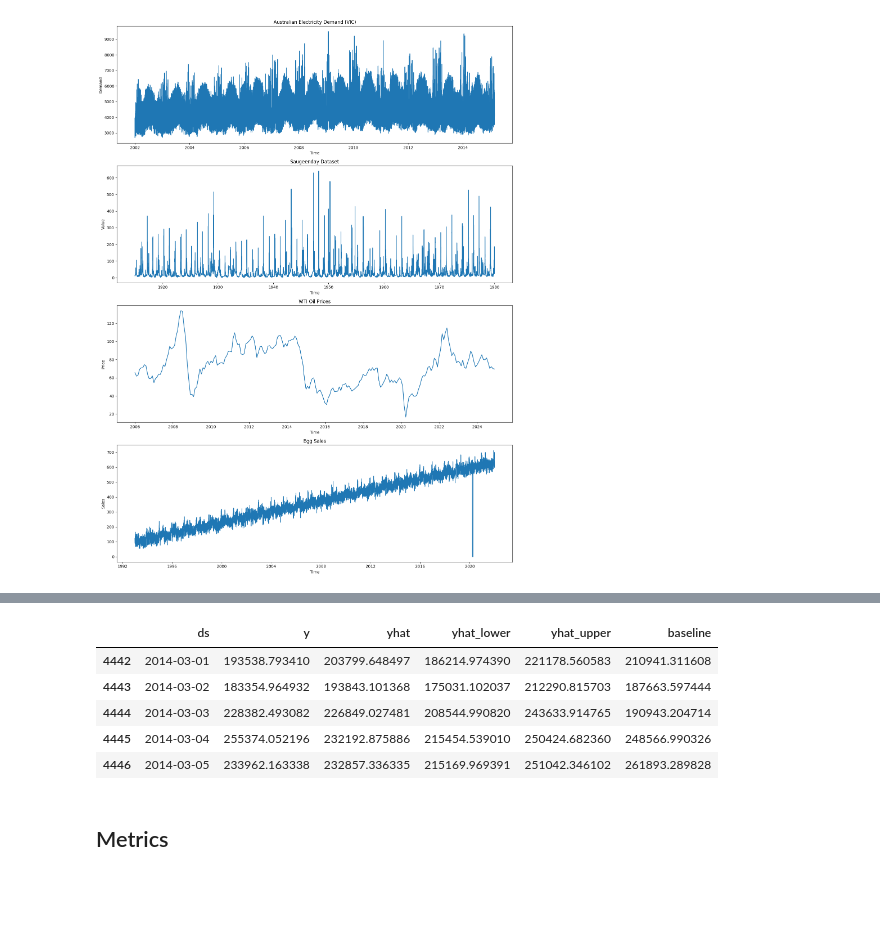
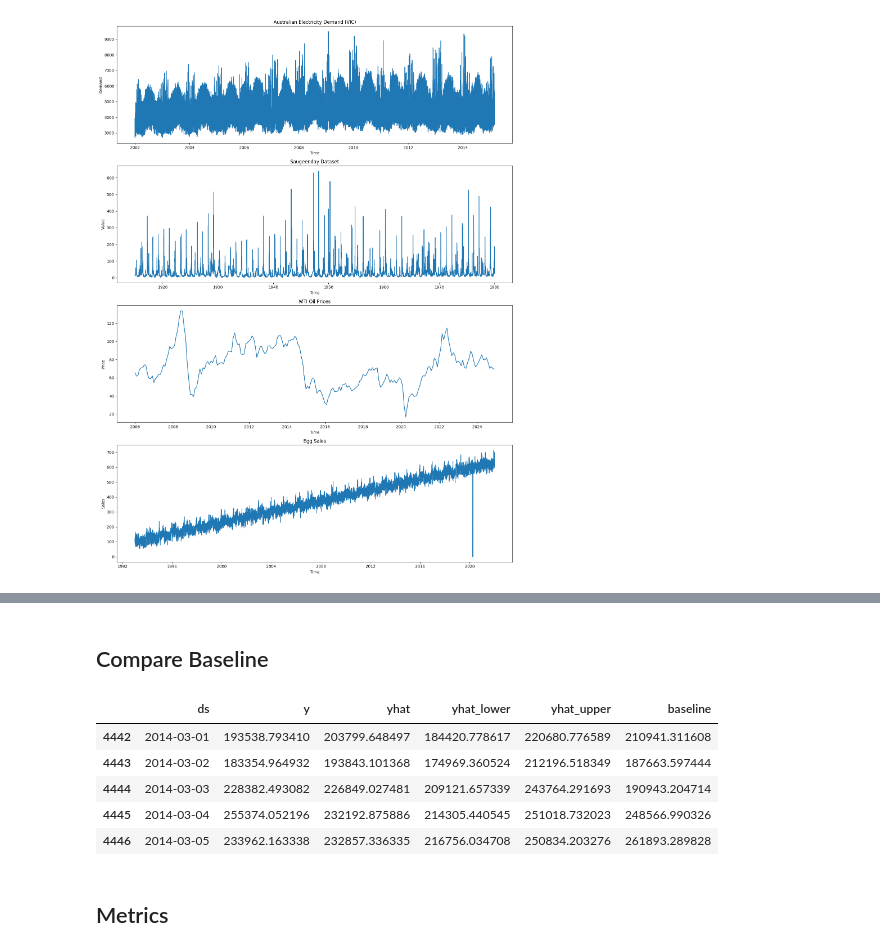
Before and after one commit to rafabarros95/Time-Series-Forecasting, a Jupyter notebook: prophet.ipynb, the cells around one changed output, grey strips where cells are left out. Saved outputs shown, nothing was run; the diff lists cells and outputs as text; code cells hidden in the pictures; blank space fills up the shorter version.

```diff
--- a/prophet.ipynb
+++ b/prophet.ipynb
@@ -55,23 +59,23 @@ dataset_names = ['australian_electricity_demand_dataset.tsf','saugeenday_dataset
 # %%
-# 1. Aggregate your half-hour data to daily sums (or means)
+# 1. Aggregate your half-hour data to daily sums (or means) for first dataset
 daily = australian_electricity_demand_df.set_index('ds')['y'] \
           .resample('D').sum() \
           .reset_index().rename(columns={'y':'y'})
 
 # 2. Split off the last 365 days
-train = daily[:-365]
-test  = daily[-365:]
+train_australian = daily[:-365]
+test_australian  = daily[-365:]
 
 # 3. Fit & forecast 365 days ahead
-m = Prophet()
-m.fit(train)
+m_australian = Prophet()
+m_australian.fit(train_australian)
 
-future  = m.make_future_dataframe(periods=365, freq='D')
-forecast = m.predict(future)
+future_australian  = m_australian.make_future_dataframe(periods=365, freq='D')
+forecast_australian = m_australian.predict(future_australian)
 
 # 4. Merge on ds
-forecast_test = forecast[['ds','yhat','yhat_lower','yhat_upper']]
-merged = pd.merge(test, forecast_test, on='ds', how='left')
+forecast_test = forecast_australian[['ds','yhat','yhat_lower','yhat_upper']]
+merged = pd.merge(test_australian, forecast_test, on='ds', how='left')
 
 # 5. Inspect
 merged[['ds','y','yhat']].tail()
@@ -95,0 +407,3 @@ forecast[['ds', 'yhat', 'yhat_lower', 'yhat_upper']].iloc[-365:-360]
+# %%
+test_australian[['yhat', 'yhat_lower', 'yhat_upper']] = forecast_australian[['yhat', 'yhat_lower', 'yhat_upper']]
+test_australian.head()
@@ -106,14 +439,16 @@ test.head()
+# %% [markdown]
+## Compare Baseline
 # %%
 # last year of the training set is repeated as the forecast for next year.
-test['baseline'] = train['y'][-365:].values
-test.head()
+test_australian['baseline'] = train_australian['y'][-365:].values
+test_australian.head()
 # %% [output]
 |  | ds | y | yhat | yhat_lower | yhat_upper | baseline |
-| 4442 | 2014-03-01 | 193538.793410 | 203799.648497 | 186214.974390 | 221178.560583 | 210941.311608 |
-| 4443 | 2014-03-02 | 183354.964932 | 193843.101368 | 175031.102037 | 212290.815703 | 187663.597444 |
-| 4444 | 2014-03-03 | 228382.493082 | 226849.027481 | 208544.990820 | 243633.914765 | 190943.204714 |
-| 4445 | 2014-03-04 | 255374.052196 | 232192.875886 | 215454.539010 | 250424.682360 | 248566.990326 |
-| 4446 | 2014-03-05 | 233962.163338 | 232857.336335 | 215169.969391 | 251042.346102 | 261893.289828 |
+| 4442 | 2014-03-01 | 193538.793410 | 203799.648497 | 184420.778617 | 220680.776589 | 210941.311608 |
+| 4443 | 2014-03-02 | 183354.964932 | 193843.101368 | 174969.360524 | 212196.518349 | 187663.597444 |
+| 4444 | 2014-03-03 | 228382.493082 | 226849.027481 | 209121.657339 | 243764.291693 | 190943.204714 |
+| 4445 | 2014-03-04 | 255374.052196 | 232192.875886 | 214305.440545 | 251018.732023 | 248566.990326 |
+| 4446 | 2014-03-05 | 233962.163338 | 232857.336335 | 216756.034708 | 250834.203276 | 261893.289828 |
 # %% [markdown]
 ## Metrics
 # %%
```
Also changed, not shown: parts of 35 cells of this notebook.
